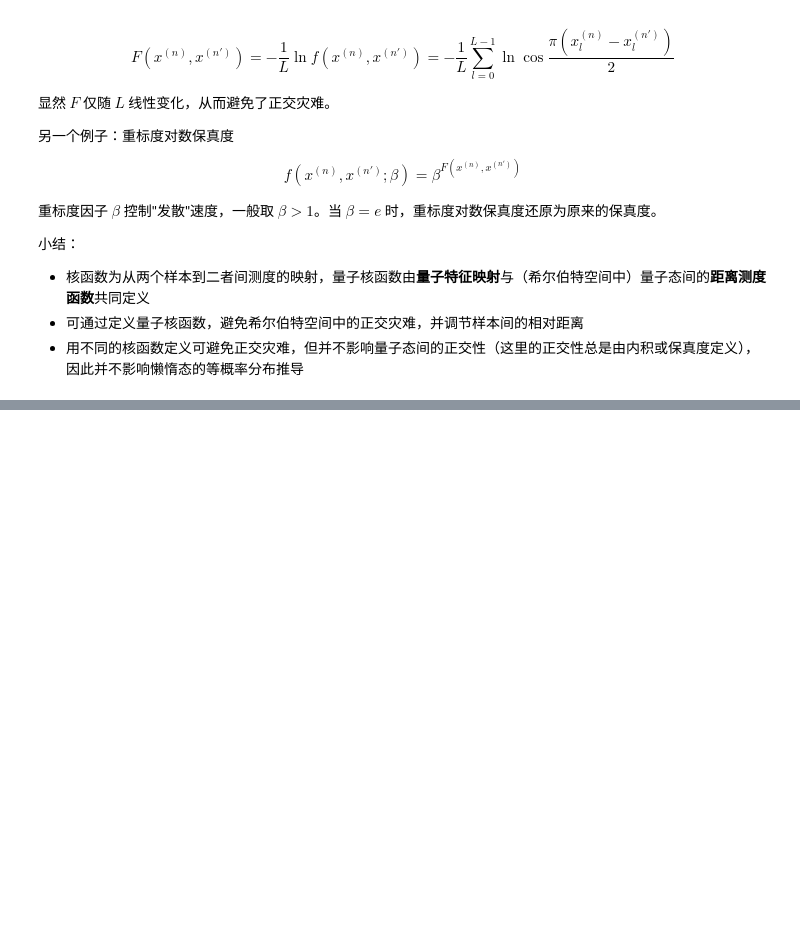
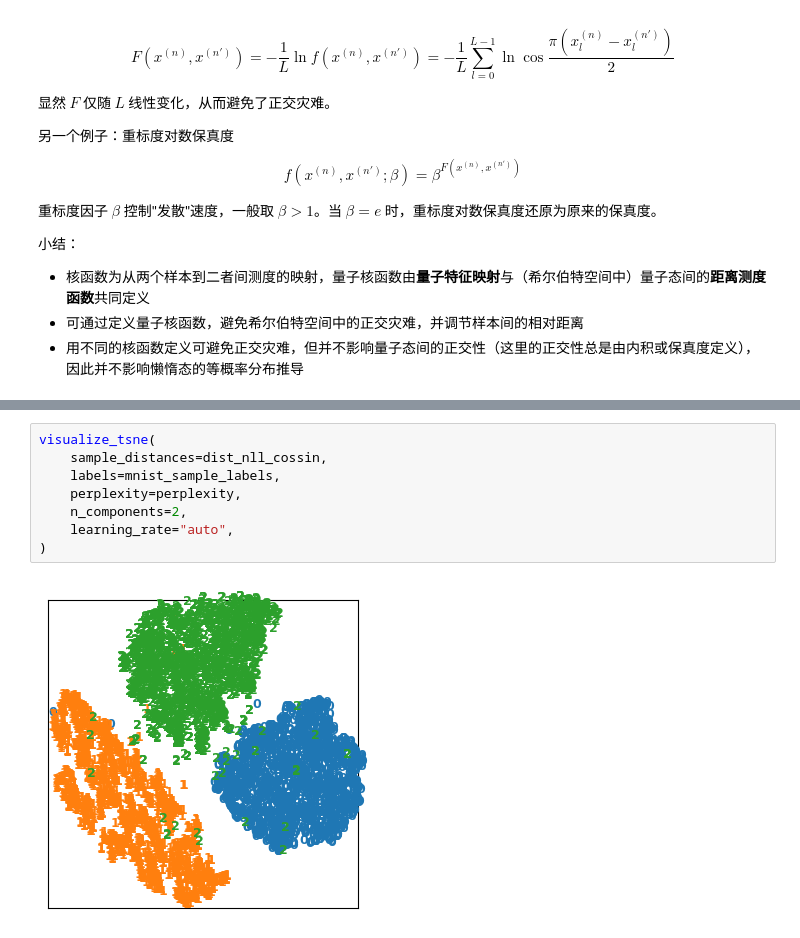
Before and after one commit to ifsheldon/tensor-network-notes, a Jupyter notebook: 4-8.ipynb, the cells around one changed output, grey strips where cells are left out. Drawn from its saved outputs; the diff is of its cells as text; blank space fills up the shorter version.

```diff
--- a/4-8.ipynb
+++ b/4-8.ipynb
@@ -77,0 +246,10 @@ $$f(x^{(n)},x^{(n')};\beta) = \beta^{F(x^{(n)},x^{(n')})}$$
+# %%
+visualize_tsne(
+    sample_distances=dist_nll_cossin,
+    labels=mnist_sample_labels,
+    perplexity=perplexity,
+    n_components=2,
+    learning_rate="auto",
+)
+# %% [output]
+[figure, added]
```
Also changed, not shown: parts of 12 cells of this notebook, 2 other files.
